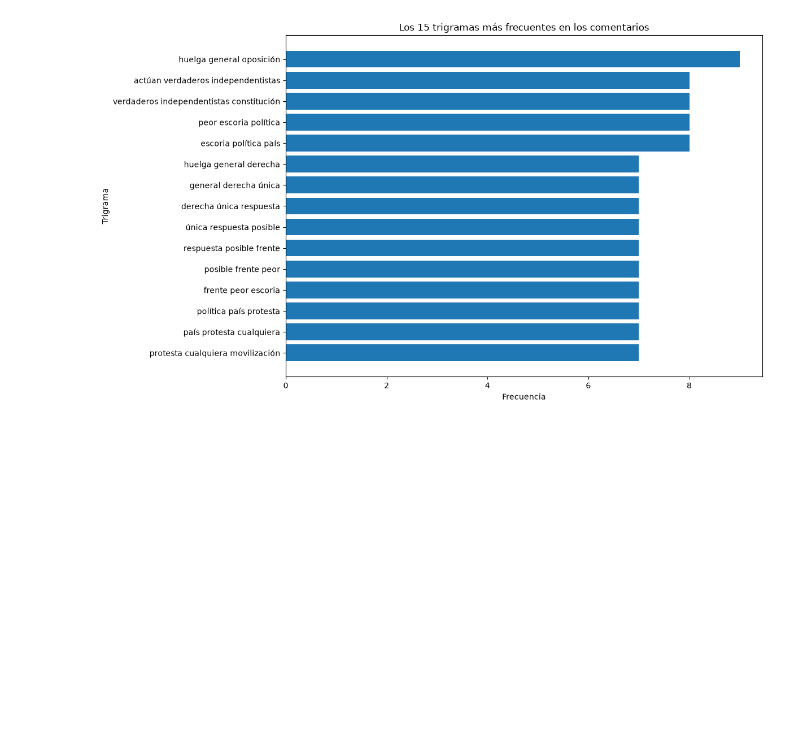
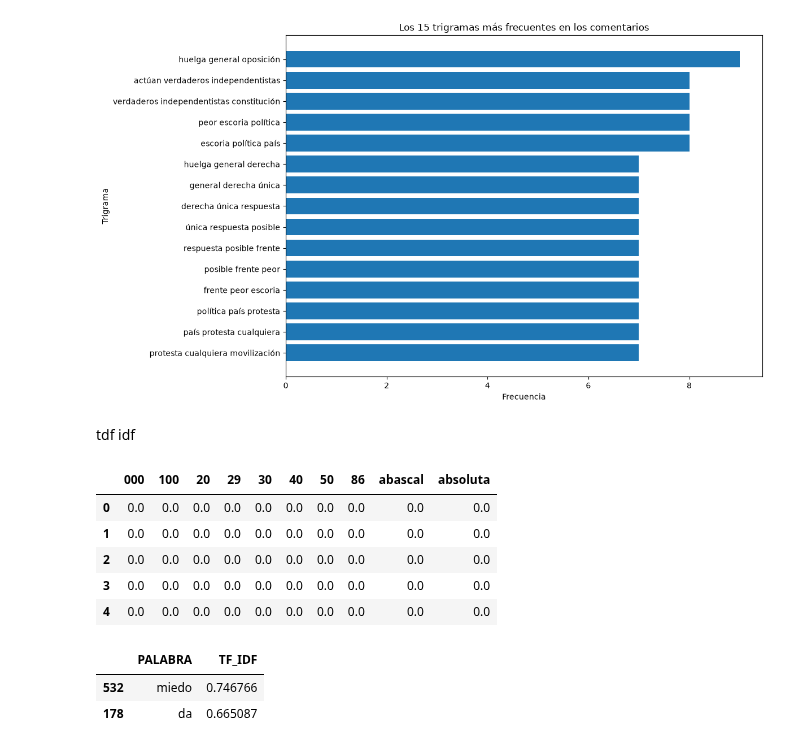
Before and after one commit to jejoama/Practicas_Curriculares, a Jupyter notebook: GENERAL.ipynb, the cells around one changed output. Drawn from its saved outputs; the diff is of its cells as text; code cells hidden in the pictures; blank space fills up the shorter version.

```diff
--- a/GENERAL.ipynb
+++ b/GENERAL.ipynb
@@ -721,3 +721,67 @@ plt.tight_layout()
 plt.show()
 # %% [output]
 [figure]
+# %% [markdown]
+tdf idf
+# %%
+
+# Crear el vectorizador TF-IDF
+vectorizador = TfidfVectorizer(
+    lowercase=True,
+    stop_words=None,
+    max_features=1000,
+    token_pattern=r"(?u)\b\w\w+\b"
+)
+
+# Calcular TF-IDF para cada comentario
+matriz_tfidf = vectorizador.fit_transform(df_c["COMENTARIO"])
+
+# Obtener las palabras del vocabulario
+palabras_tfidf = vectorizador.get_feature_names_out()
+
+# Convertir los resultados en un DataFrame
+df_tfidf = pd.DataFrame(
+    matriz_tfidf.toarray(),
+    columns=palabras_tfidf,
+    index=df_c.index
+)
+
+# Mostrar los primeros comentarios y sus valores TF-IDF
+df_tfidf.iloc[:5, :10]
+# %% [output]
+|  | 000 | 100 | 20 | 29 | 30 | 40 | 50 | 86 | abascal | absoluta |
+| 0 | 0.0 | 0.0 | 0.0 | 0.0 | 0.0 | 0.0 | 0.0 | 0.0 | 0.0 | 0.0 |
+| 1 | 0.0 | 0.0 | 0.0 | 0.0 | 0.0 | 0.0 | 0.0 | 0.0 | 0.0 | 0.0 |
+| 2 | 0.0 | 0.0 | 0.0 | 0.0 | 0.0 | 0.0 | 0.0 | 0.0 | 0.0 | 0.0 |
+| 3 | 0.0 | 0.0 | 0.0 | 0.0 | 0.0 | 0.0 | 0.0 | 0.0 | 0.0 | 0.0 |
+| 4 | 0.0 | 0.0 | 0.0 | 0.0 | 0.0 | 0.0 | 0.0 | 0.0 | 0.0 | 0.0 |
+# %%
+
+# Seleccionar el comentario que queremos analizar
+indice_comentario = 0
+
+# Obtener sus puntuaciones TF-IDF
+valores = matriz_tfidf[indice_comentario].toarray().flatten()
+
+# Crear una tabla con palabras y puntuaciones
+df_palabras_tfidf = pd.DataFrame({
+    "PALABRA": palabras_tfidf,
+    "TF_IDF": valores
+})
+
+# Eliminar las palabras con puntuación cero
+df_palabras_tfidf = df_palabras_tfidf[
+    df_palabras_tfidf["TF_IDF"] > 0
+]
+
+# Ordenar de mayor a menor
+df_palabras_tfidf = df_palabras_tfidf.sort_values(
+    "TF_IDF", ascending=False
+)
+
+# Mostrar las palabras relevantes del comentario
+df_palabras_tfidf.head(10)
+# %% [output]
+|  | PALABRA | TF_IDF |
+| 532 | miedo | 0.746766 |
+| 178 | da | 0.665087 |
```
Also changed, not shown: parts of 4 cells of this notebook.
